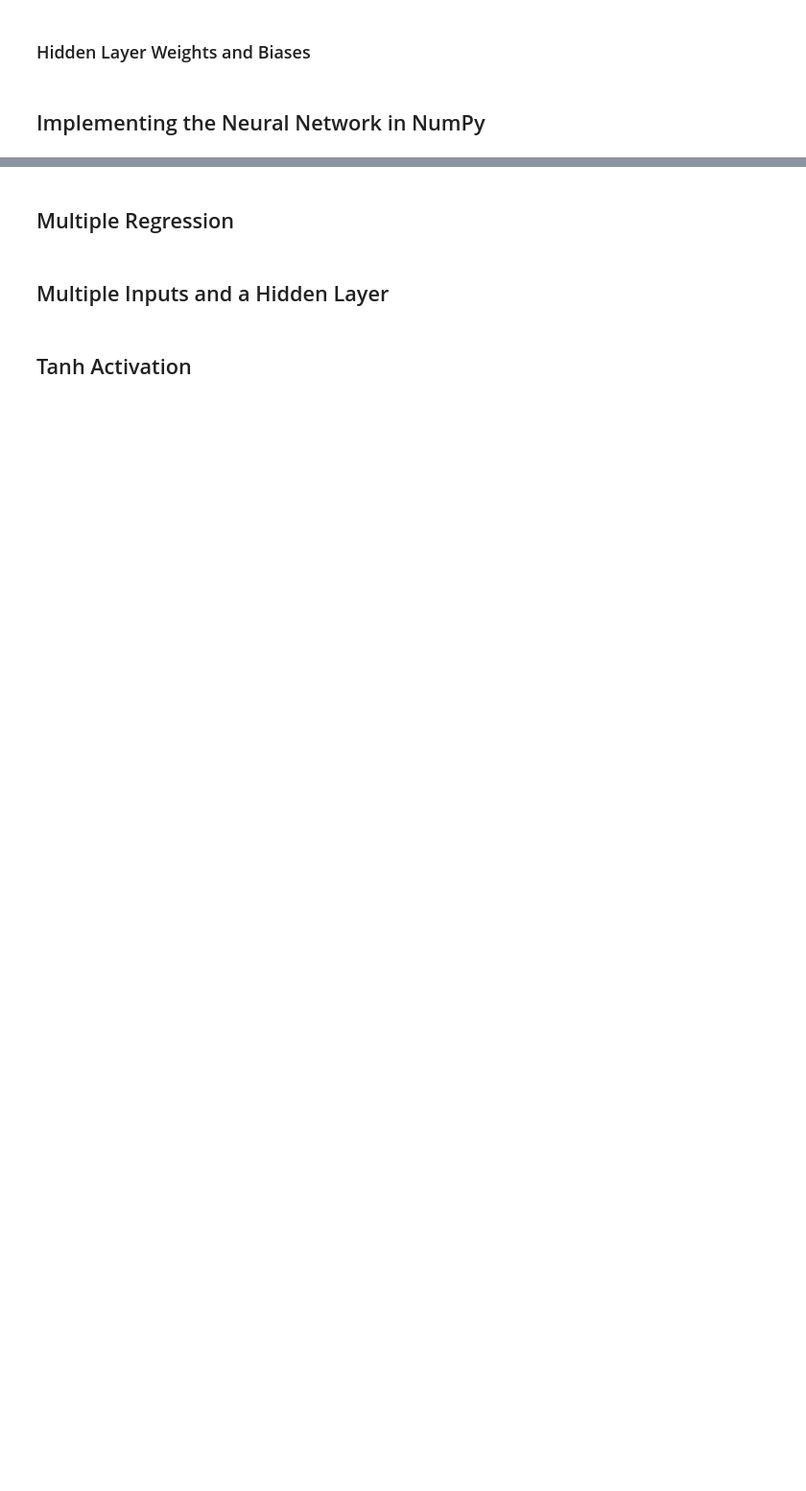
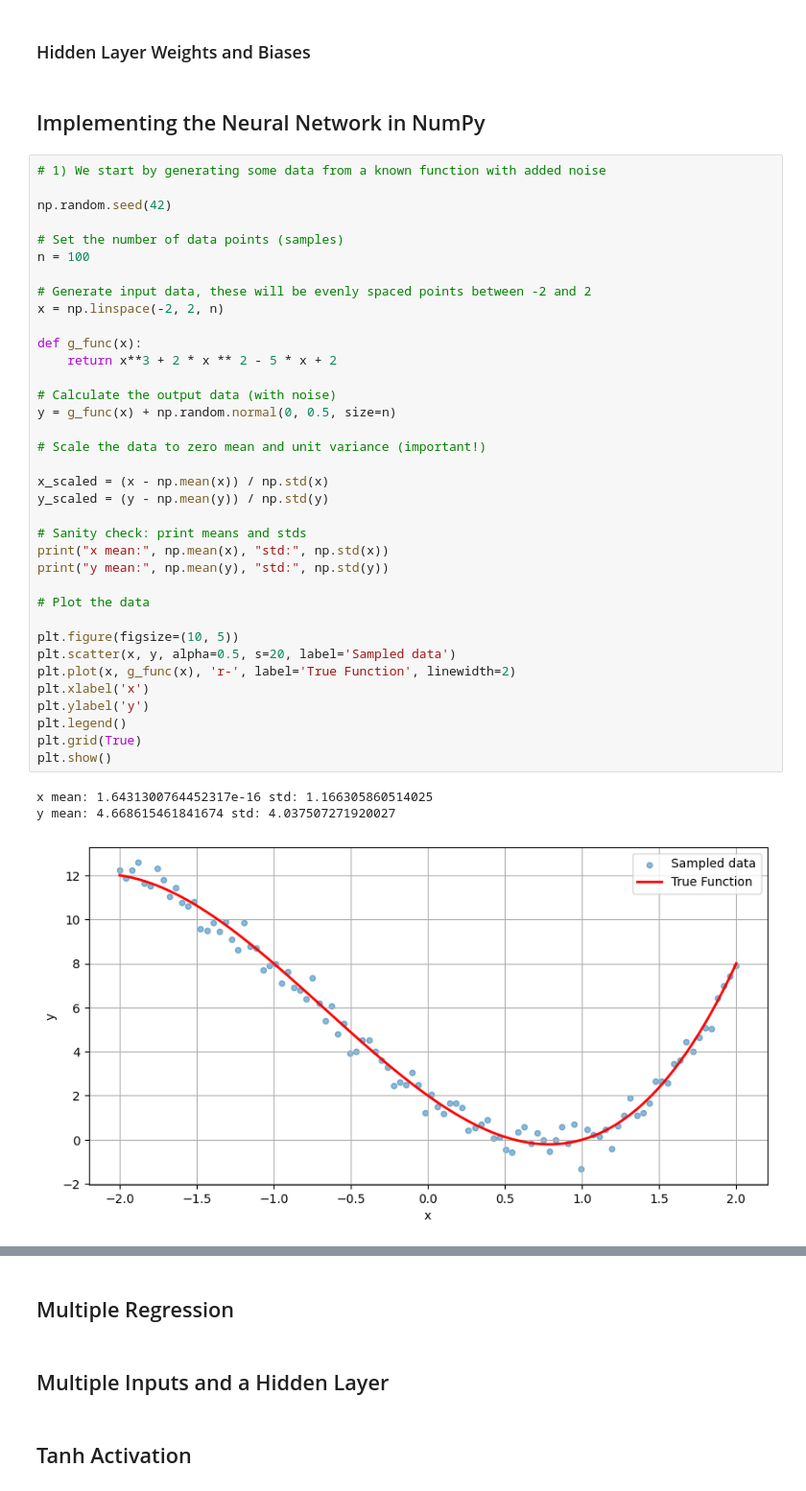
Before and after one commit to febse/ta, a Jupyter notebook: class/03-02-ANN-Regression.ipynb, the cells around one changed output, grey strips where cells are left out. Shown at 96% size. Saved outputs shown, nothing was run; the diff lists cells and outputs as text; blank space fills up the shorter version.

```diff
--- a/class/03-02-ANN-Regression.ipynb
+++ b/class/03-02-ANN-Regression.ipynb
@@ -20,3 +337,43 @@
 ### Hidden Layer Weights and Biases
 # %% [markdown]
 ## Implementing the Neural Network in NumPy
+# %%
+# 1) We start by generating some data from a known function with added noise
+
+np.random.seed(42)
+
+# Set the number of data points (samples)
+n = 100
+
+# Generate input data, these will be evenly spaced points between -2 and 2
+x = np.linspace(-2, 2, n)
+
+def g_func(x):
+    return x**3 + 2 * x ** 2 - 5 * x + 2
+
+# Calculate the output data (with noise)
+y = g_func(x) + np.random.normal(0, 0.5, size=n)
+
+# Scale the data to zero mean and unit variance (important!)
+
+x_scaled = (x - np.mean(x)) / np.std(x)
+y_scaled = (y - np.mean(y)) / np.std(y)
+
+# Sanity check: print means and stds
+print("x mean:", np.mean(x), "std:", np.std(x))
+print("y mean:", np.mean(y), "std:", np.std(y))
+
+# Plot the data
+
+plt.figure(figsize=(10, 5))
+plt.scatter(x, y, alpha=0.5, s=20, label='Sampled data')
+plt.plot(x, g_func(x), 'r-', label='True Function', linewidth=2)
+plt.xlabel('x')
+plt.ylabel('y')
+plt.legend()
+plt.grid(True)
+plt.show()
+# %% [output]
+x mean: 1.6431300764452317e-16 std: 1.166305860514025
+y mean: 4.668615461841674 std: 4.037507271920027
+[figure, added]
```
Also changed, not shown: parts of 18 cells of this notebook, 9 other files.
